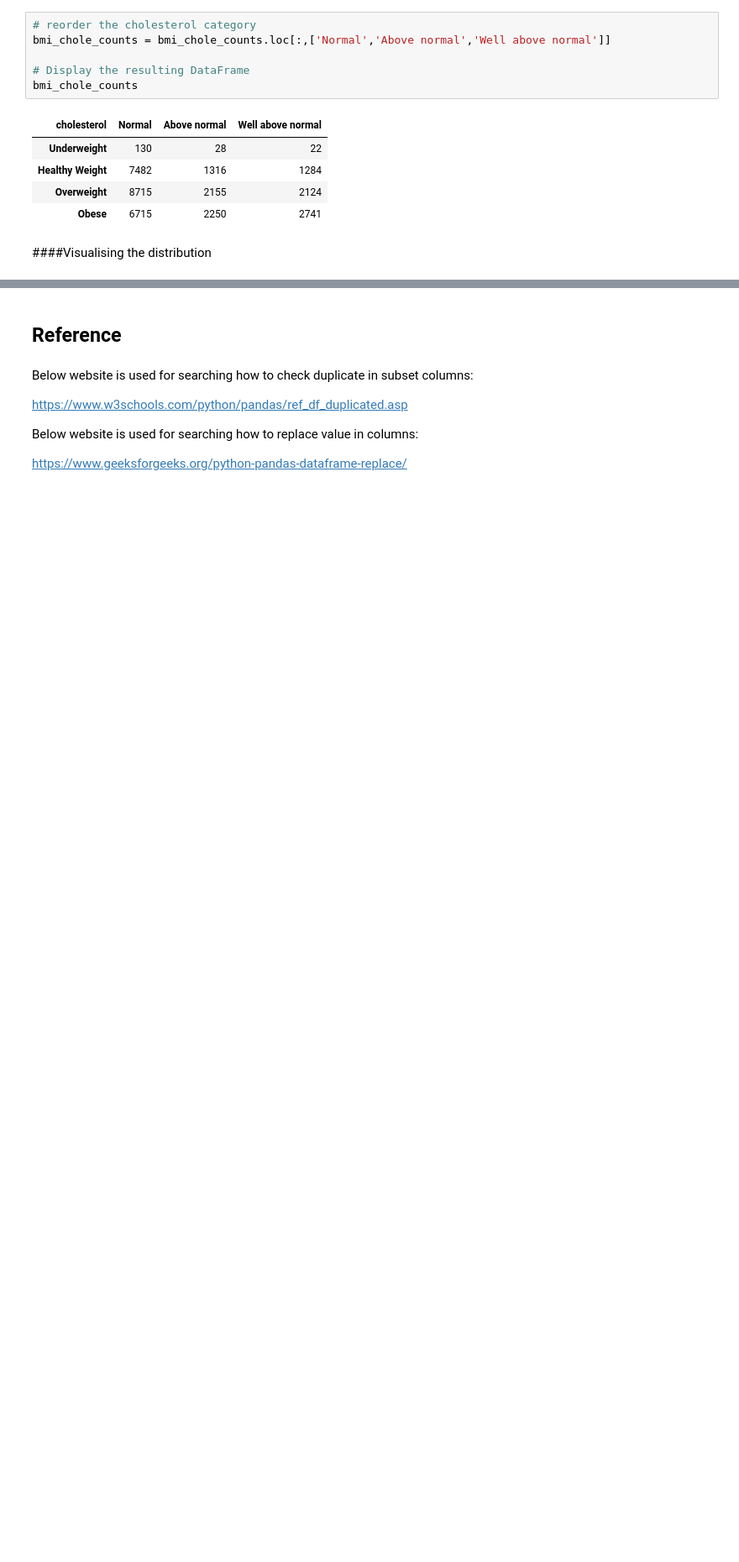
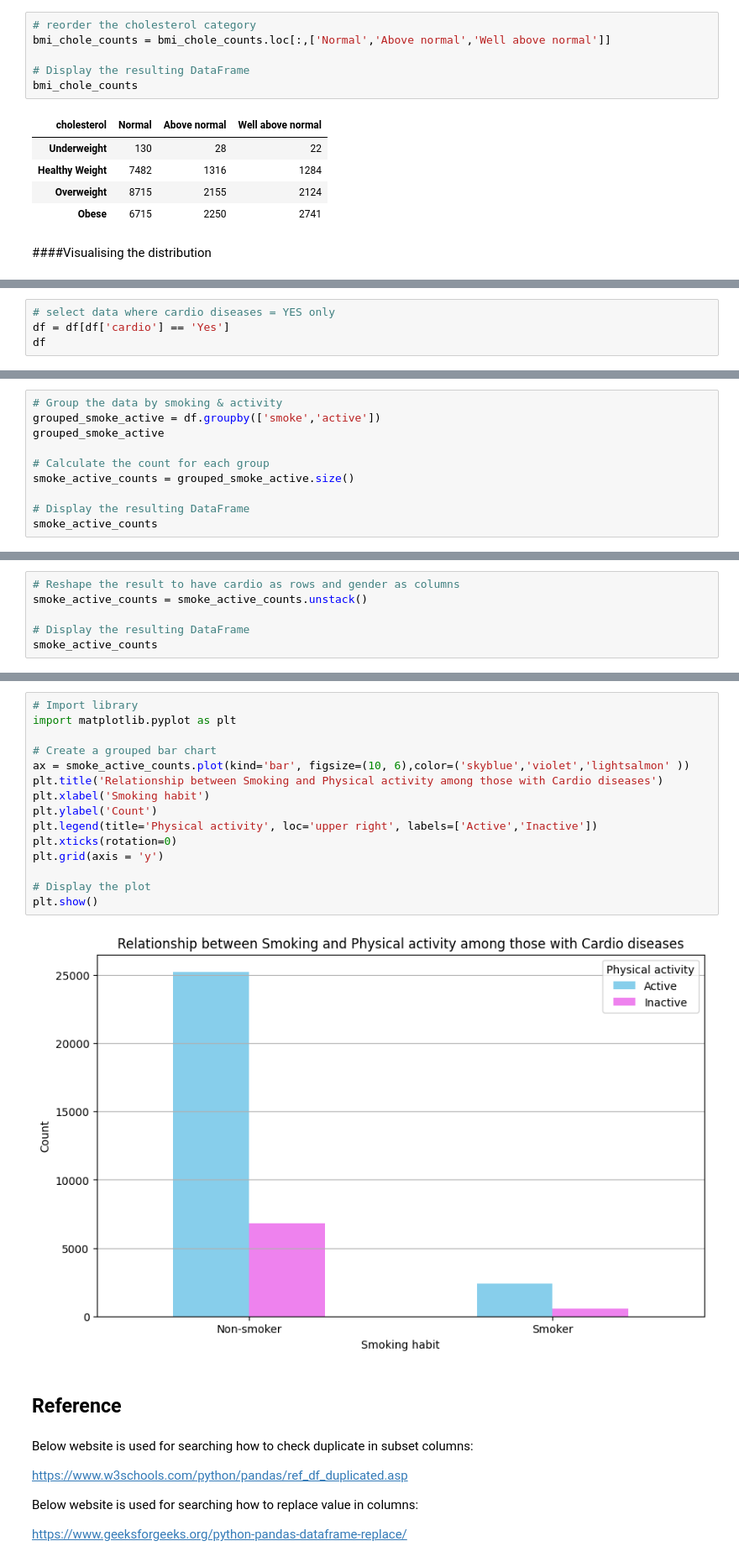
Before and after one commit to w21280485/assignment_a2_2, a Jupyter notebook: Code_Development_Notebook.ipynb, the cells around one changed output, grey strips where cells are left out. Shown at 84% size. Saved outputs shown, nothing was run; the diff lists cells and outputs as text; blank space fills up the shorter version.

```diff
--- a/Code_Development_Notebook.ipynb
+++ b/Code_Development_Notebook.ipynb
@@ -586,0 +609,4 @@ plt.show()
+# %%
+# select data where cardio diseases = YES only
+df = df[df['cardio'] == 'Yes']
+df
@@ -586,0 +661,10 @@ plt.show()
+# %%
+# Group the data by smoking & activity
+grouped_smoke_active = df.groupby(['smoke','active'])
+grouped_smoke_active
+
+# Calculate the count for each group
+smoke_active_counts = grouped_smoke_active.size()
+
+# Display the resulting DataFrame
+smoke_active_counts
@@ -586,0 +678,6 @@ plt.show()
+# %%
+# Reshape the result to have cardio as rows and gender as columns
+smoke_active_counts = smoke_active_counts.unstack()
+
+# Display the resulting DataFrame
+smoke_active_counts
@@ -587,3 +691,20 @@ plt.show()
+# %%
+# Import library
+import matplotlib.pyplot as plt
+
+# Create a grouped bar chart
+ax = smoke_active_counts.plot(kind='bar', figsize=(10, 6),color=('skyblue','violet','lightsalmon' ))
+plt.title('Relationship between Smoking and Physical activity among those with Cardio diseases')
+plt.xlabel('Smoking habit')
+plt.ylabel('Count')
+plt.legend(title='Physical activity', loc='upper right', labels=['Active','Inactive'])
+plt.xticks(rotation=0)
+plt.grid(axis = 'y')
+
+# Display the plot
+plt.show()
+# %% [output]
+[figure, added]
 # %% [markdown]
 ## Reference
 # %% [markdown]
```
Also changed, not shown: parts of 19 cells of this notebook.
